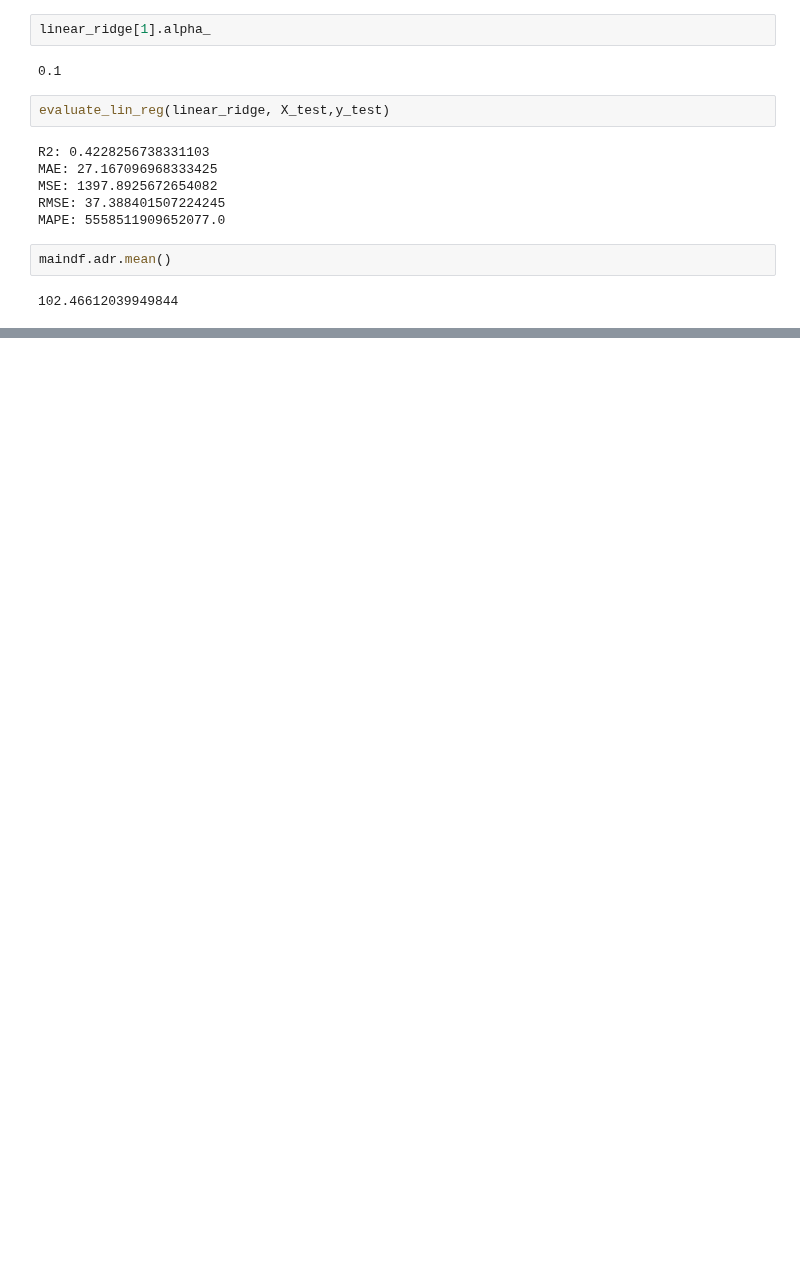
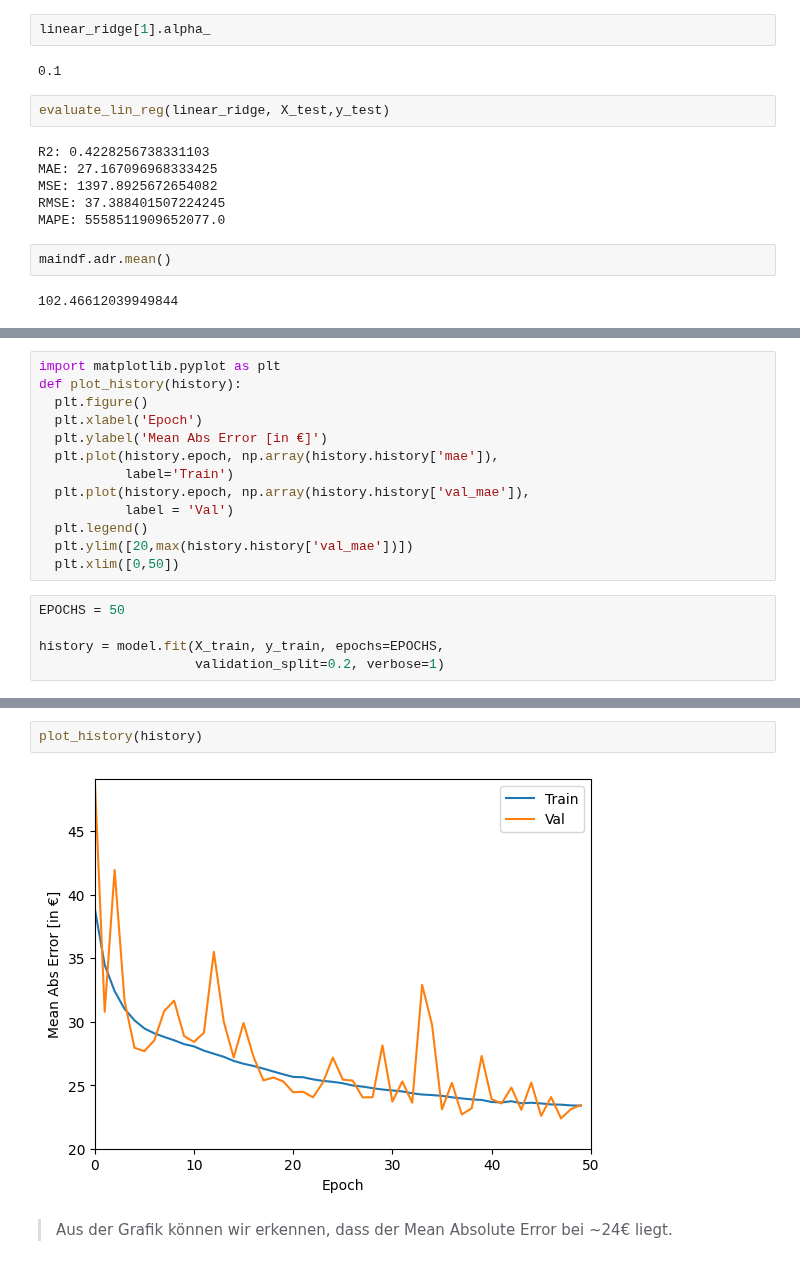
Before and after one commit to hochschule-pforzheim/project-st23-team-f23, a Jupyter notebook: 3_Regression.ipynb, the cells around one changed output, grey strips where cells are left out. Saved outputs shown, nothing was run; the diff lists cells and outputs as text; blank space fills up the shorter version.

```diff
--- a/3_Regression.ipynb
+++ b/3_Regression.ipynb
@@ -447,0 +457,18 @@ maindf.adr.mean()
+# %%
+import matplotlib.pyplot as plt
+def plot_history(history):
+  plt.figure()
+  plt.xlabel('Epoch')
+  plt.ylabel('Mean Abs Error [in €]')
+  plt.plot(history.epoch, np.array(history.history['mae']),
+           label='Train')
+  plt.plot(history.epoch, np.array(history.history['val_mae']),
+           label = 'Val')
+  plt.legend()
+  plt.ylim([20,max(history.history['val_mae'])])
+  plt.xlim([0,50])
+# %%
+EPOCHS = 50
+
+history = model.fit(X_train, y_train, epochs=EPOCHS,
+                    validation_split=0.2, verbose=1)
@@ -447,0 +493,6 @@ maindf.adr.mean()
+# %%
+plot_history(history)
+# %% [output]
+[figure, added]
+# %% [markdown]
+> Aus der Grafik können wir erkennen, dass der Mean Absolute Error bei ~24€ liegt.
```
Also changed, not shown: parts of 54 cells of this notebook.
